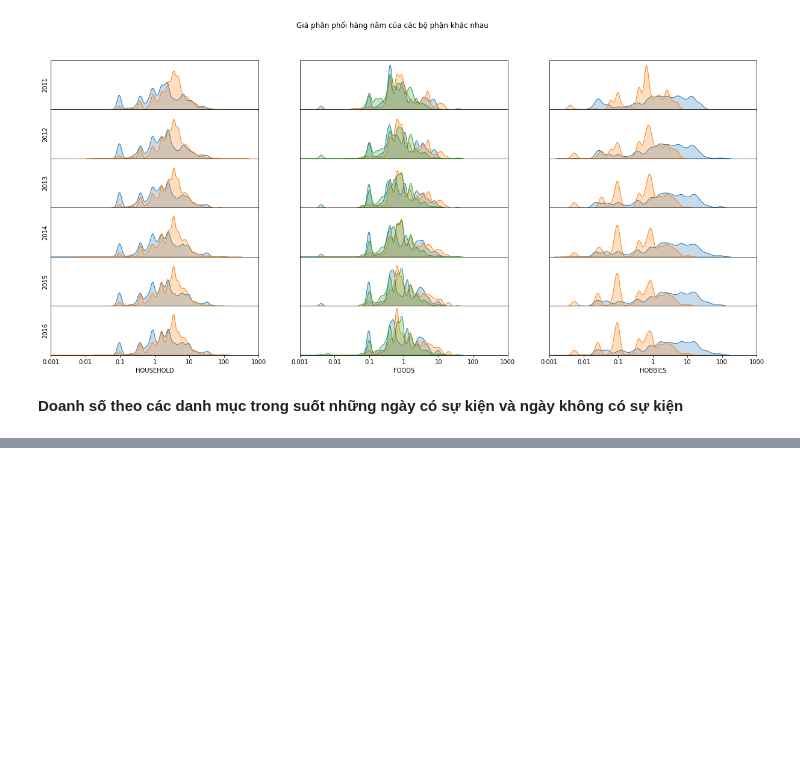
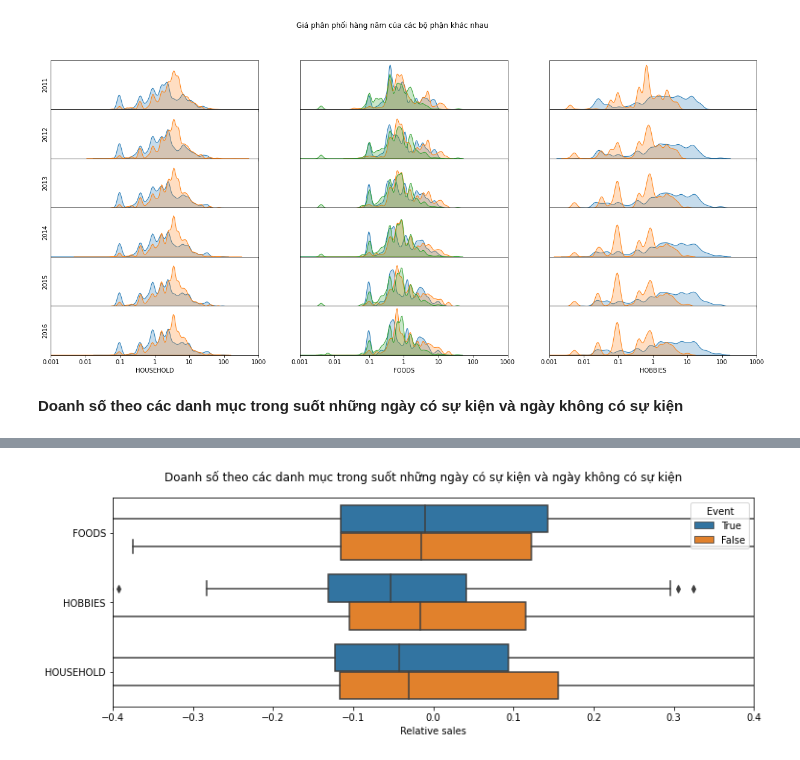
Before and after one commit to HienNguyenMinh/PythonAssignment, a Jupyter notebook: BaiTap2.ipynb, the cells around one changed output, grey strips where cells are left out. Saved outputs shown, nothing was run; the diff lists cells and outputs as text; code cells hidden in the pictures; blank space fills up the shorter version.

```diff
--- a/BaiTap2.ipynb
+++ b/BaiTap2.ipynb
@@ -739,0 +768,18 @@ plt.show()
+# %%
+#Tính toán dữ liệu
+N1 = N3[event_dates[:-8]].T.assign(Event='True')
+N2 = N3[N3.drop(columns=event_dates[:-8]).columns].T.assign(Event='False')
+cdf = pd.concat([N1,N2])
+mdf = pd.melt(cdf, id_vars=['Event'], var_name=['Letter'])
+# %%
+#Vẽ lưới biểu đồ gồm 1 dòng 1 cột và config size
+fig, ax = plt.subplots(1,1, figsize=(12,4))
+#Vẽ biểu đồ
+ax = sns.boxplot(x="value", y="Letter", hue="Event", data=mdf, orient='h')
+
+ax.set(xlabel="Relative sales",ylabel='')
+ax.set_xlim(-0.4, 0.4)
+plt.suptitle('Doanh số theo các danh mục trong suốt những ngày có sự kiện và ngày không có sự kiện')
+plt.show()
+# %% [output]
+[figure, added]
```
Also changed, not shown: parts of 36 cells of this notebook.
